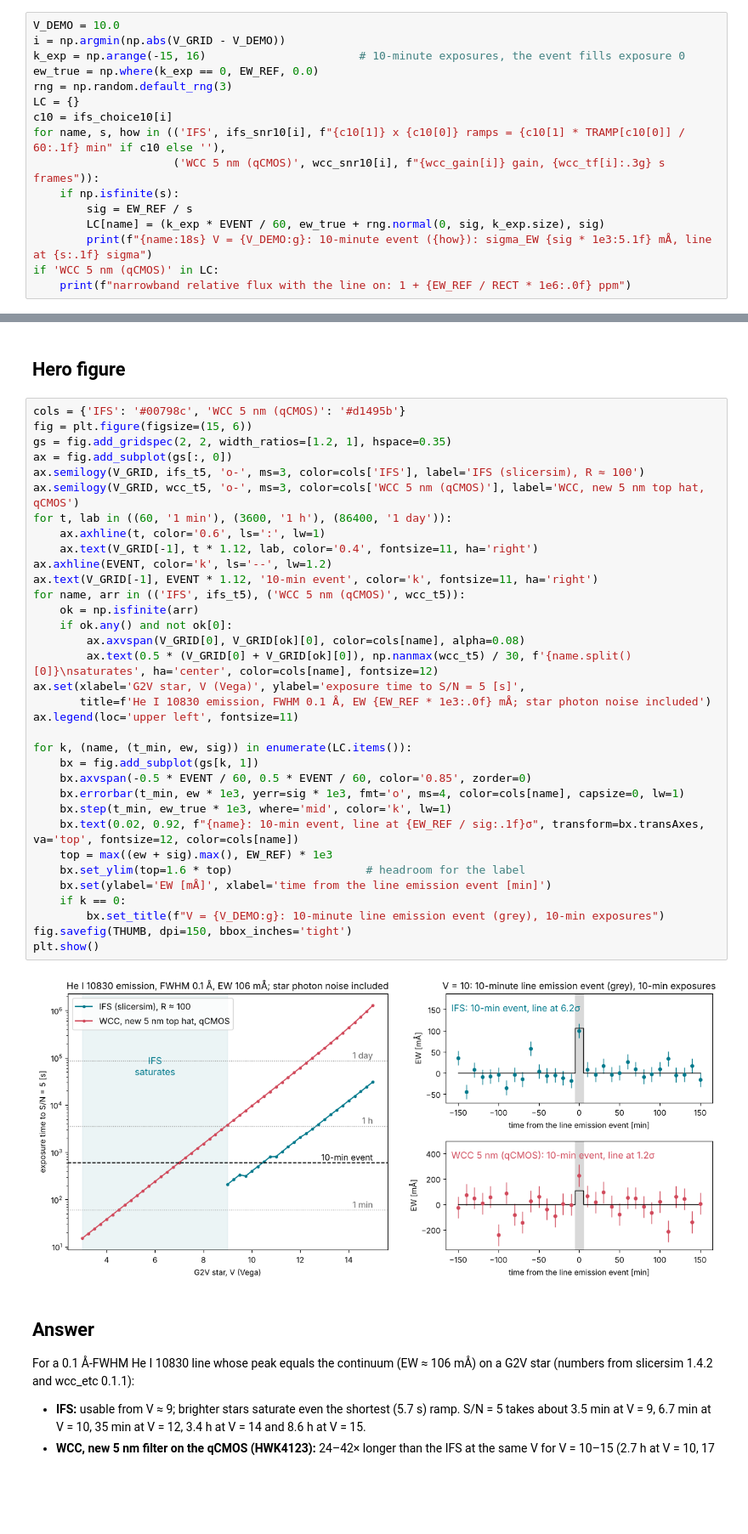
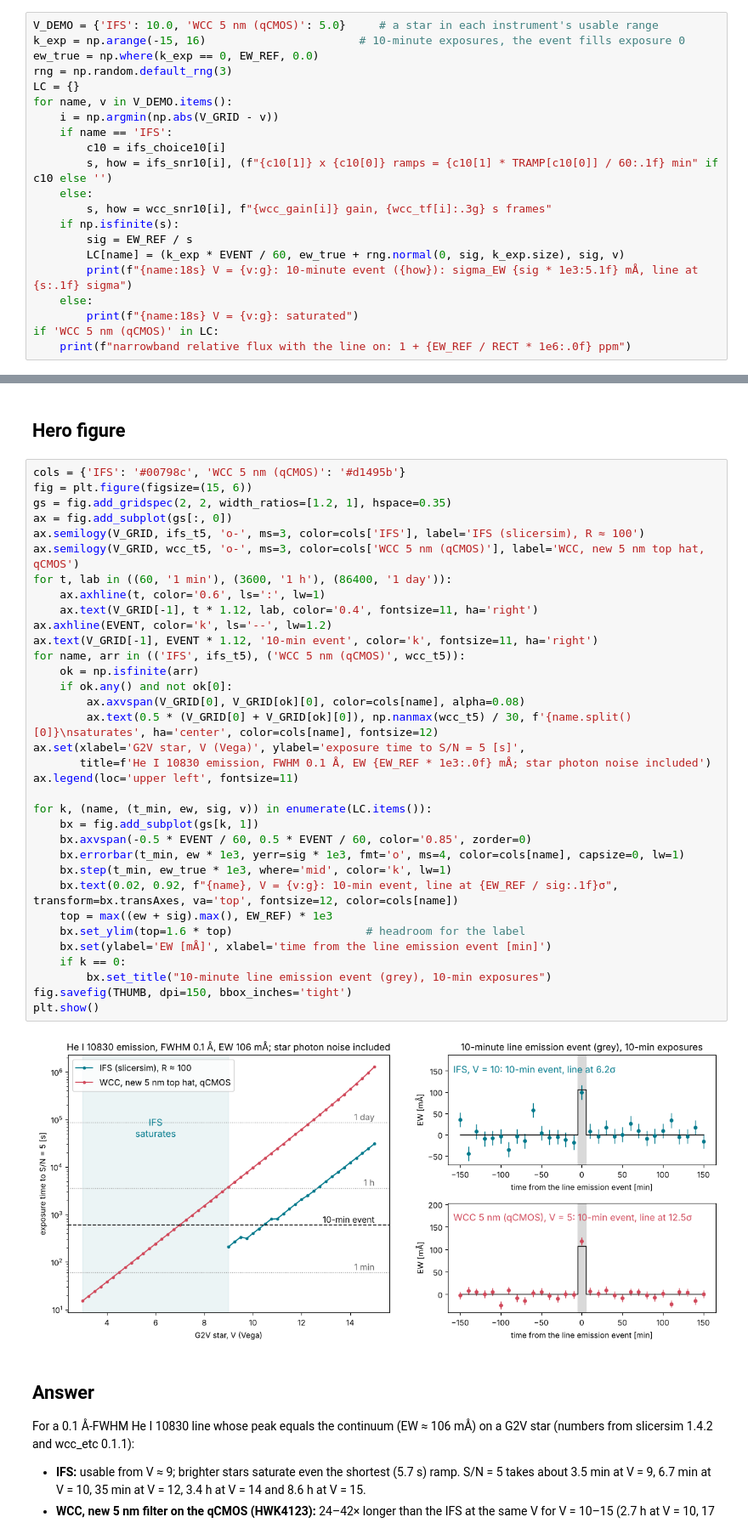
Before and after one commit to douglase/science-symposium-2026-hackathon-materials, a Jupyter notebook: lazuli/science_gallery/12_he10830_ifs_vs_wcc.ipynb, the cells around one changed output, grey strips where cells are left out. Shown at 85% size. Saved outputs shown, nothing was run; the diff lists cells and outputs as text; blank space fills up the shorter version.

```diff
--- a/lazuli/science_gallery/12_he10830_ifs_vs_wcc.ipynb
+++ b/lazuli/science_gallery/12_he10830_ifs_vs_wcc.ipynb
@@ -465,17 +465,22 @@ Tutorial 05 draws white noise from the ETC S/N around a transit model. Here the
 # %%
-V_DEMO = 10.0
-i = np.argmin(np.abs(V_GRID - V_DEMO))
+V_DEMO = {'IFS': 10.0, 'WCC 5 nm (qCMOS)': 5.0}     # a star in each instrument's usable range
 k_exp = np.arange(-15, 16)                       # 10-minute exposures, the event fills exposure 0
 ew_true = np.where(k_exp == 0, EW_REF, 0.0)
 rng = np.random.default_rng(3)
 LC = {}
-c10 = ifs_choice10[i]
-for name, s, how in (('IFS', ifs_snr10[i], f"{c10[1]} x {c10[0]} ramps = {c10[1] * TRAMP[c10[0]] / 60:.1f} min" if c10 else ''),
-                     ('WCC 5 nm (qCMOS)', wcc_snr10[i], f"{wcc_gain[i]} gain, {wcc_tf[i]:.3g} s frames")):
+for name, v in V_DEMO.items():
+    i = np.argmin(np.abs(V_GRID - v))
+    if name == 'IFS':
+        c10 = ifs_choice10[i]
+        s, how = ifs_snr10[i], (f"{c10[1]} x {c10[0]} ramps = {c10[1] * TRAMP[c10[0]] / 60:.1f} min" if c10 else '')
+    else:
+        s, how = wcc_snr10[i], f"{wcc_gain[i]} gain, {wcc_tf[i]:.3g} s frames"
     if np.isfinite(s):
         sig = EW_REF / s
-        LC[name] = (k_exp * EVENT / 60, ew_true + rng.normal(0, sig, k_exp.size), sig)
-        print(f"{name:18s} V = {V_DEMO:g}: 10-minute event ({how}): sigma_EW {sig * 1e3:5.1f} mÅ, line at {s:.1f} sigma")
+        LC[name] = (k_exp * EVENT / 60, ew_true + rng.normal(0, sig, k_exp.size), sig, v)
+        print(f"{name:18s} V = {v:g}: 10-minute event ({how}): sigma_EW {sig * 1e3:5.1f} mÅ, line at {s:.1f} sigma")
+    else:
+        print(f"{name:18s} V = {v:g}: saturated")
 if 'WCC 5 nm (qCMOS)' in LC:
     print(f"narrowband relative flux with the line on: 1 + {EW_REF / RECT * 1e6:.0f} ppm")
 # %% [output]
@@ -489,37 +494,37 @@ cols = {'IFS': '#00798c', 'WCC 5 nm (qCMOS)': '#d1495b'}
 fig = plt.figure(figsize=(15, 6))
 gs = fig.add_gridspec(2, 2, width_ratios=[1.2, 1], hspace=0.35)
 ax = fig.add_subplot(gs[:, 0])
 ax.semilogy(V_GRID, ifs_t5, 'o-', ms=3, color=cols['IFS'], label='IFS (slicersim), R ≈ 100')
 ax.semilogy(V_GRID, wcc_t5, 'o-', ms=3, color=cols['WCC 5 nm (qCMOS)'], label='WCC, new 5 nm top hat, qCMOS')
 for t, lab in ((60, '1 min'), (3600, '1 h'), (86400, '1 day')):
     ax.axhline(t, color='0.6', ls=':', lw=1)
     ax.text(V_GRID[-1], t * 1.12, lab, color='0.4', fontsize=11, ha='right')
 ax.axhline(EVENT, color='k', ls='--', lw=1.2)
 ax.text(V_GRID[-1], EVENT * 1.12, '10-min event', color='k', fontsize=11, ha='right')
 for name, arr in (('IFS', ifs_t5), ('WCC 5 nm (qCMOS)', wcc_t5)):
     ok = np.isfinite(arr)
     if ok.any() and not ok[0]:
         ax.axvspan(V_GRID[0], V_GRID[ok][0], color=cols[name], alpha=0.08)
         ax.text(0.5 * (V_GRID[0] + V_GRID[ok][0]), np.nanmax(wcc_t5) / 30, f'{name.split()[0]}\nsaturates', ha='center', color=cols[name], fontsize=12)
 ax.set(xlabel='G2V star, V (Vega)', ylabel='exposure time to S/N = 5 [s]',
        title=f'He I 10830 emission, FWHM 0.1 Å, EW {EW_REF * 1e3:.0f} mÅ; star photon noise included')
 ax.legend(loc='upper left', fontsize=11)
 
-for k, (name, (t_min, ew, sig)) in enumerate(LC.items()):
+for k, (name, (t_min, ew, sig, v)) in enumerate(LC.items()):
     bx = fig.add_subplot(gs[k, 1])
     bx.axvspan(-0.5 * EVENT / 60, 0.5 * EVENT / 60, color='0.85', zorder=0)
     bx.errorbar(t_min, ew * 1e3, yerr=sig * 1e3, fmt='o', ms=4, color=cols[name], capsize=0, lw=1)
     bx.step(t_min, ew_true * 1e3, where='mid', color='k', lw=1)
-    bx.text(0.02, 0.92, f"{name}: 10-min event, line at {EW_REF / sig:.1f}σ", transform=bx.transAxes, va='top', fontsize=12, color=cols[name])
+    bx.text(0.02, 0.92, f"{name}, V = {v:g}: 10-min event, line at {EW_REF / sig:.1f}σ", transform=bx.transAxes, va='top', fontsize=12, color=cols[name])
     top = max((ew + sig).max(), EW_REF) * 1e3
     bx.set_ylim(top=1.6 * top)                    # headroom for the label
     bx.set(ylabel='EW [mÅ]', xlabel='time from the line emission event [min]')
     if k == 0:
-        bx.set_title(f"V = {V_DEMO:g}: 10-minute line emission event (grey), 10-min exposures")
+        bx.set_title("10-minute line emission event (grey), 10-min exposures")
 fig.savefig(THUMB, dpi=150, bbox_inches='tight')
 plt.show()
 # %% [output]
-[figure, old version]
+[figure, new version]
 # %% [markdown]
 ## Answer
 
```
Also changed, not shown: parts of 2 cells of this notebook.
